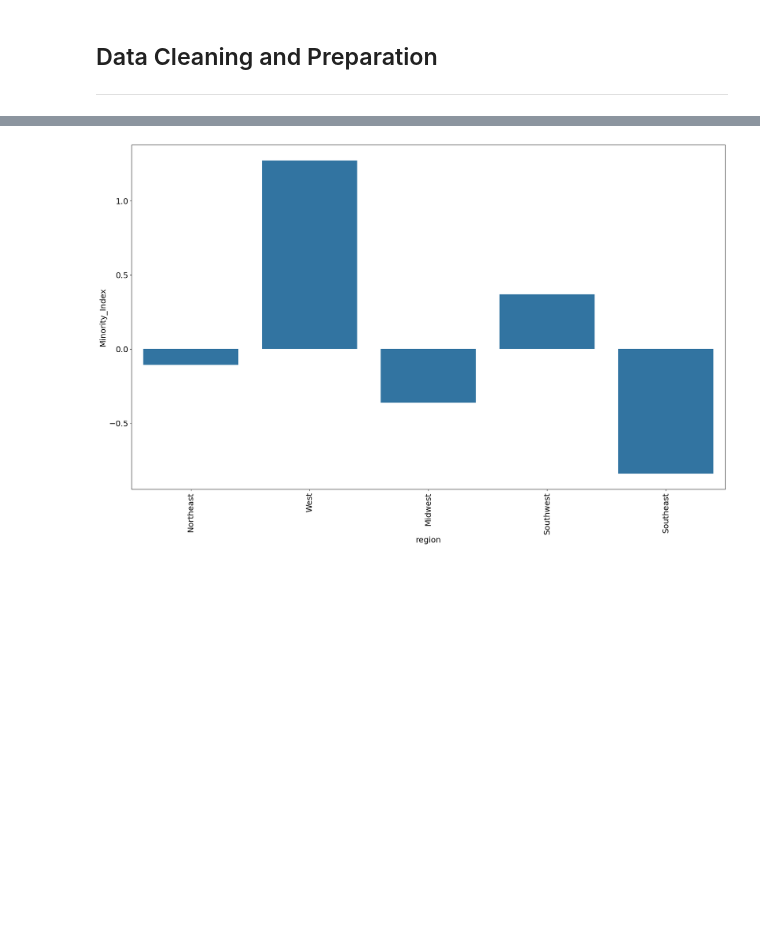
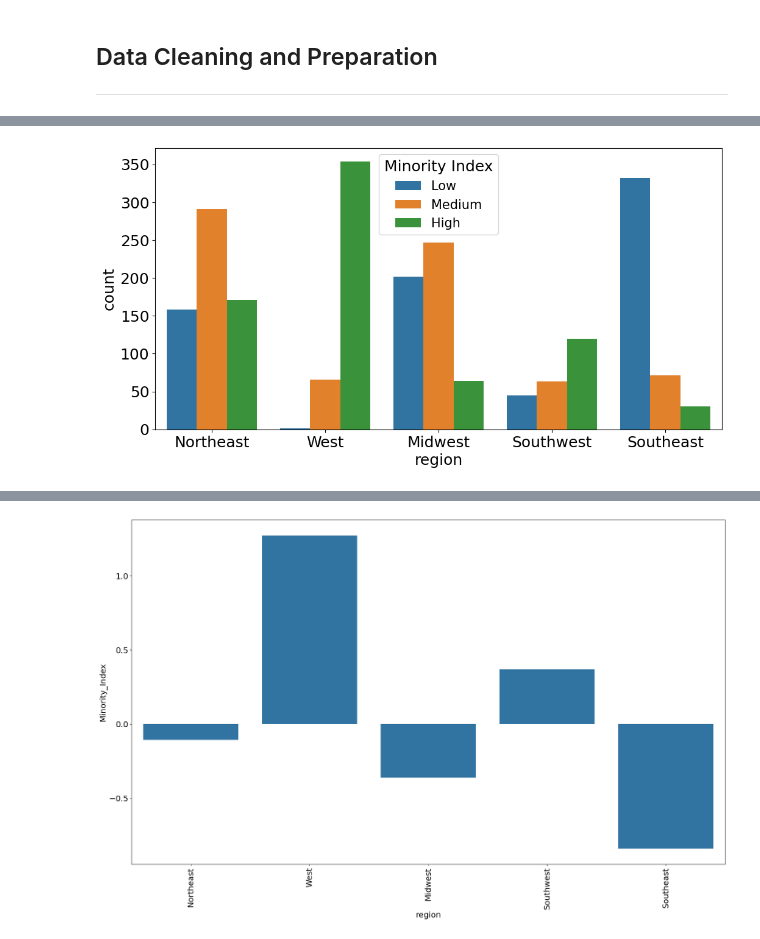
Before and after one commit to RJUNCC/crime_project, a Jupyter notebook: notebooks/better_communities_crime.ipynb, the cells around one changed output, grey strips where cells are left out. Cells and saved outputs as stored; diff of their text form; code cells hidden in the pictures; blank space fills up the shorter version.

```diff
--- a/notebooks/better_communities_crime.ipynb
+++ b/notebooks/better_communities_crime.ipynb
@@ -162,6 +198,15 @@ crime_df.head()
 | 2 | 29344 | 2.43 | 0.74 | 94.33 | 3.43 | 2.35 | 11.36 | ... |
 | 3 | 16656 | 2.40 | 1.70 | 97.35 | 0.50 | 0.70 | 12.55 | ... |
 | 4 | 11245 | 2.76 | 0.53 | 89.16 | 1.17 | 0.52 | 24.46 | ... |
+# %%
+# Graph the minority index binned value counts based on region with bigger graph size and small legend size
+plt.figure(figsize=(12, 6))
+sns.countplot(data=crime_df, x='region', hue='Minority_Index_binned')
+# plt.title('Minority Index Binned by Region')
+plt.legend(title='Minority Index', fontsize='small')
+plt.show()
+# %% [output]
+[figure, added]
 # %%
 def plot_barplot(dataframe:pd.DataFrame, x:str, y:str=None, title:str=None, by:str=None, errorbar: tuple|bool=None, xtick_rotation:int=0, figsize:tuple=(12, 7)):
     plt.figure(figsize=figsize)
```
Also changed, not shown: parts of 22 cells of this notebook, 2 other files.
